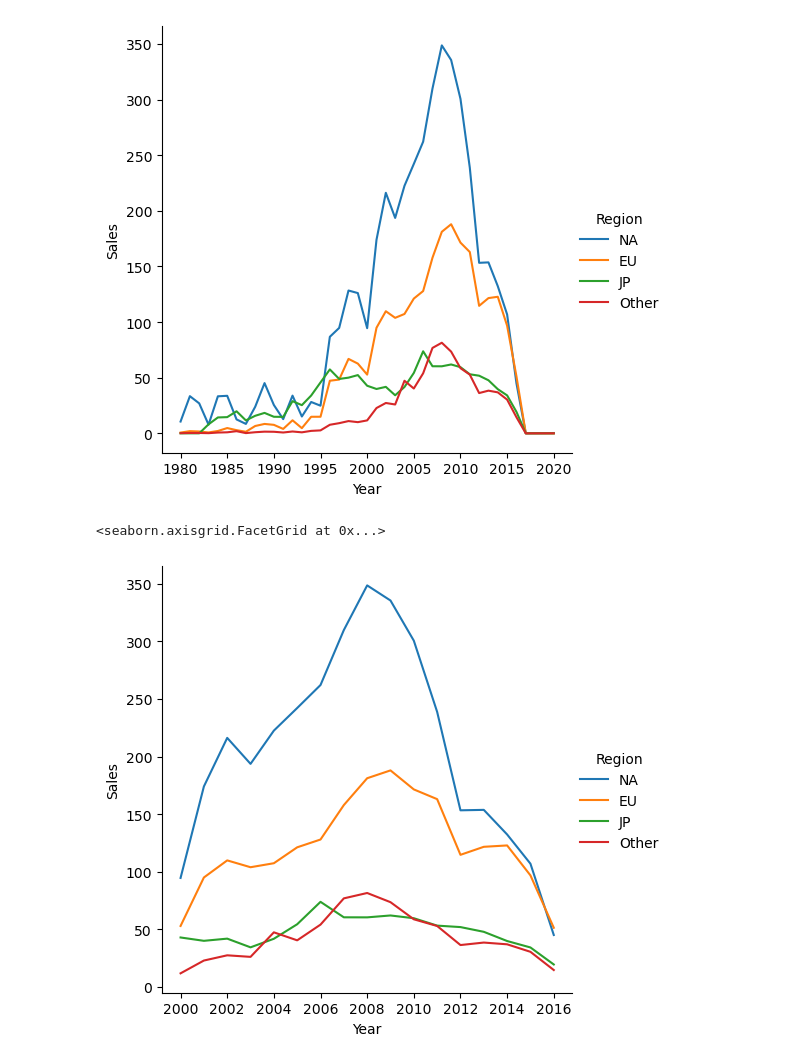
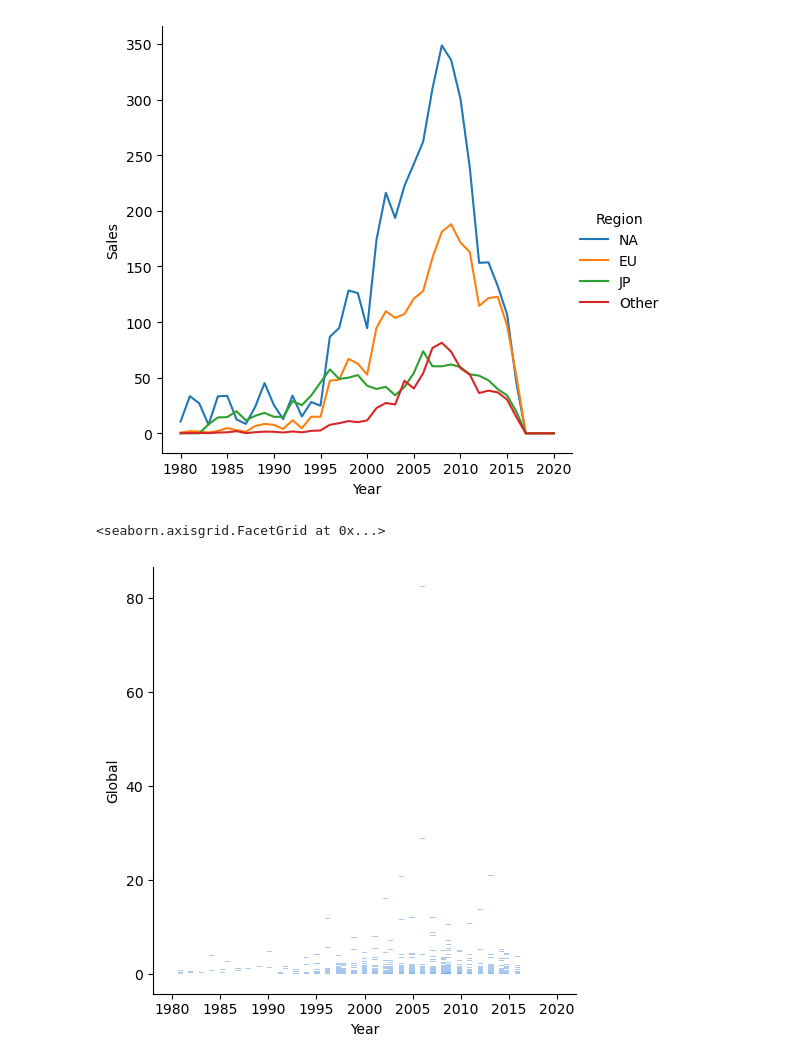
Before and after one commit to YanaStefanovich/EDA-Video-Game-Sales, a Jupyter notebook: Games.ipynb, the cells around one changed output. Drawn from its saved outputs; the diff is of its cells as text; code cells hidden in the pictures.

```diff
--- a/Games.ipynb
+++ b/Games.ipynb
@@ -176,8 +176,8 @@ sns.relplot(x = 'Year', y = 'Sales', data = df_1, hue = 'Region', kind='line')
 # %% [output]
 <seaborn.axisgrid.FacetGrid at 0x...>
 [figure]
-# %%
-sns.relplot(x = 'Year', y = 'Sales', data = df_melted, hue = 'Region', kind='line')
-# %% [output]
-<seaborn.axisgrid.FacetGrid at 0x...>
-[figure, removed]
+# %%
+sb.displot(x = 'Year', y = 'Global', data = df)
+# %% [output]
+<seaborn.axisgrid.FacetGrid at 0x...>
+[figure, added]
```
Also changed, not shown: parts of 5 cells of this notebook.
